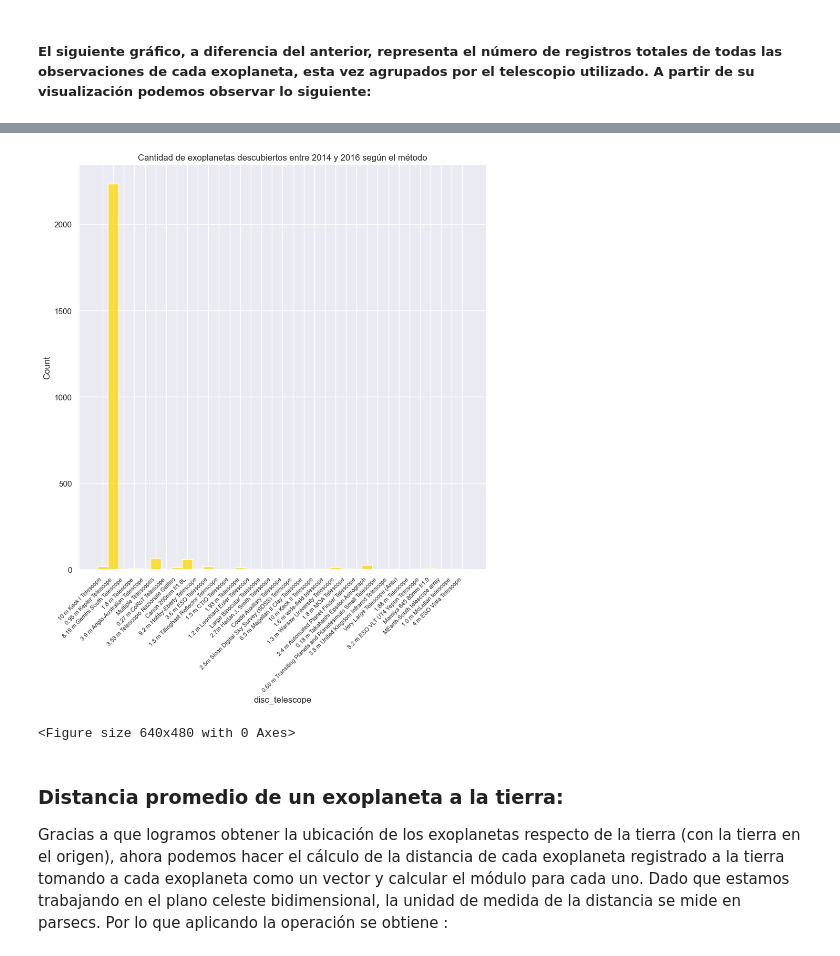
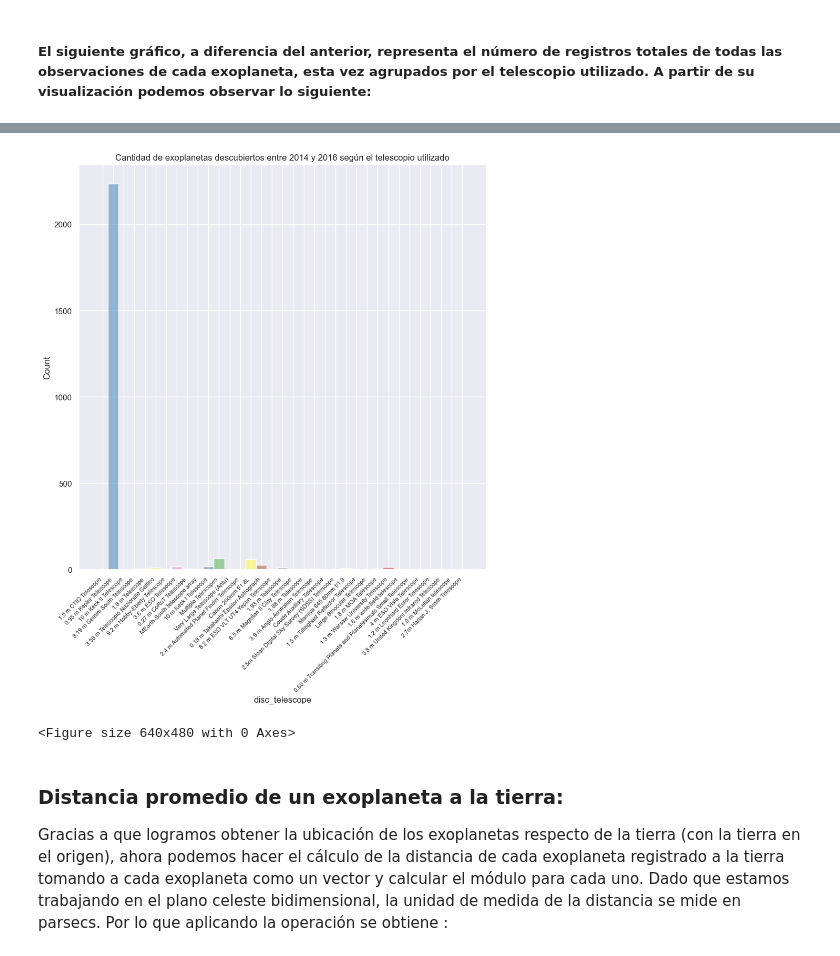
Before and after one commit to raylovesmusic/IMT2200-Proyecto-Grupal-A.R.D.E, a Jupyter notebook: notebooks/entrega_inicial.ipynb, the cells around one changed output, grey strips where cells are left out. Cells and saved outputs as stored; diff of their text form; code cells hidden in the pictures.

```diff
--- a/notebooks/entrega_inicial.ipynb
+++ b/notebooks/entrega_inicial.ipynb
@@ -306,9 +351,9 @@ df_discovery = df[[pl_name, discoverymethod, disc_year,
                    disc_facility, disc_telescope, disc_instrument,
                    rv_flag, pul_flag, ptv_flag, tran_flag,
                    ast_flag, obm_flag, micro_flag, etv_flag,
-                   ima_flag, dkin_flag, soltype]].copy()
+                   ima_flag, dkin_flag]].copy()
 
-df_discovery.head()
+df_discovery.head(10)
 # %% [output]
 |  | pl_name | discoverymethod | disc_year | disc_refname | disc_pubdate | disc_locale | disc_facility | ... |
 | rowid |  |  |  |  |  |  |  | ... |
@@ -349,5 +407,4 @@ soltype             object
 dtype: object
 # %%
 df_discovery[discoverymethod] = df_discovery[discoverymethod].astype('category')
-df_discovery[soltype] = df_discovery[soltype].astype('category')
 # %% [markdown]
@@ -361,8 +418,7 @@ df_discovery[soltype] = df_discovery[soltype].astype('category')
 
 ##### Investigando un poco sobre hitos astronómicos que ocurren en estos años, lo que principalmente destaca es el desarrollo de la misión K2 de NASA, que corresponde a la segunda parte y continuación de la misión Kepler dedicada a la busqueda de exoplanetas.
 # %%
-df_discovery['rowupdate'] = df['rowupdate']
-discovery_time = df_discovery.drop_duplicates(subset= ['pl_name'], keep='last').sort_values(by= [disc_year, discoverymethod], ascending=True, ignore_index=True)
+discovery_time = df_discovery.sort_values(by= [disc_year, discoverymethod], ascending=True, ignore_index=True)
 
 #Para ver las categorías que tenemos
 discovery_time[discoverymethod].unique()
@@ -463,10 +518,9 @@ plt.savefig(join('..', 'output-figures', 'cantidad-exoplanetas-por-metodo-histog
 #Aislamos los datos entre el 2014 y 2016
 
 '''exo_range = df_exoplanets[df_exoplanets[soltype] == 'Published Confirmed']'''
-exo_range = df_exoplanets.sort_values(by=rowupdate, ascending=True, ignore_index=True).drop_duplicates(subset=pl_name, keep= 'last')
-exo_range = exo_range[(exo_range[disc_year] >= 2014) & (exo_range[disc_year] <= 2016)]
+exo_range = df_exoplanets[(df_exoplanets[disc_year] >= 2014) & (df_exoplanets[disc_year] <= 2016)]
 
-plt.figure(figsize=(12, 10))
+plt.figure(figsize=(15, 10))
 sns.scatterplot(data=exo_range, x='x_pc', y='y_pc', hue = disc_telescope, s=8, alpha=1)
 sns.scatterplot(x=[0], y=[0], color='red', marker='*', s=150, label='Tierra')
 
@@ -506,13 +558,13 @@ MEarth-South telescope array                                      1
 Name: count, dtype: int64
 # %%
-plt.figure(figsize=(10,10))
-sns.histplot(data = exo_range, x=disc_telescope, color='gold')
-plt.title('Cantidad de exoplanetas descubiertos entre 2014 y 2016 según el método')
+plt.figure(figsize=(10,10)) ###
+sns.histplot(data = exo_range, x=disc_telescope, color='gold', hue=disc_telescope, palette='Set1', legend=False)
+plt.title('Cantidad de exoplanetas descubiertos entre 2014 y 2016 según el telescopio utilizado')
 plt.xticks(rotation=45, ha='right', fontsize= 8)
 plt.show()
 plt.savefig(join('..', 'output-figures', 'cantidad-exoplanetas-por-telescopio-2014-a-2016-histograma.png'), format='png')
 # %% [output]
-[figure, old version]
+[figure, new version]
 <Figure size 640x480 with 0 Axes>
 # %% [markdown]
 ### Distancia promedio de un exoplaneta a la tierra:
```
Also changed, not shown: parts of 34 cells of this notebook, 6 other files.
